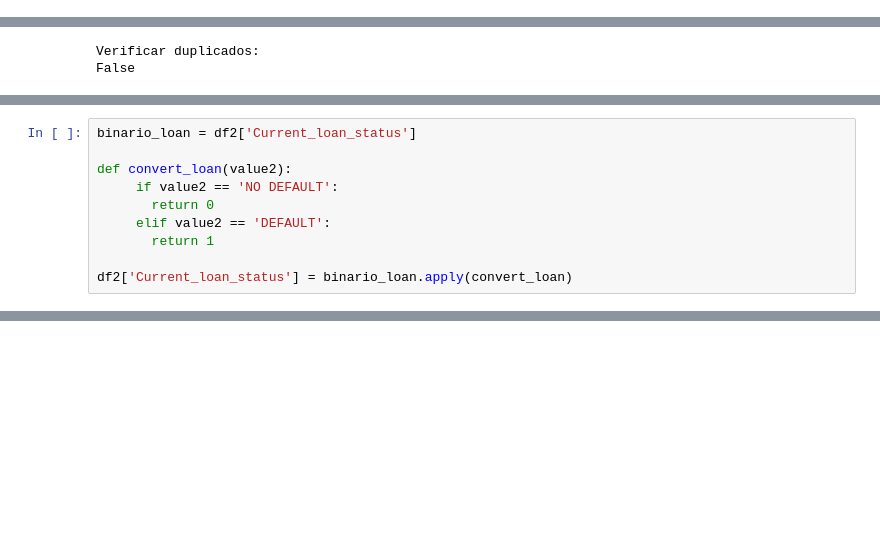
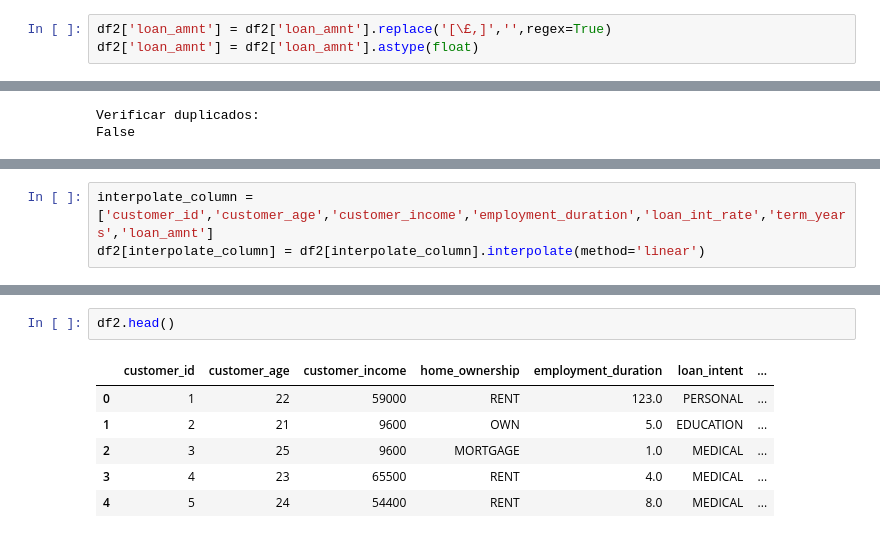
Before and after one commit to FrankRomeroT/H-bito, a Jupyter notebook: Dia 6/loan..ipynb, the cells around one changed output, grey strips where cells are left out. Saved outputs shown, nothing was run; the diff lists cells and outputs as text; blank space fills up the shorter version.

```diff
--- a/Dia 6/loan..ipynb
+++ b/Dia 6/loan..ipynb
@@ -39,6 +39,9 @@ historical_default     20737
 cred_hist_length           0
 Current_loan_status        4
 dtype: int64
+# %%
+df2['loan_amnt'] = df2['loan_amnt'].replace('[\£,]','',regex=True)
+df2['loan_amnt'] = df2['loan_amnt'].astype(float)
 # %%
 df2.info()
 # %% [output]
@@ -119,10 +107,3 @@ Name: count, dtype: int64
-# %%
-binario_loan = df2['Current_loan_status']
-
-def convert_loan(value2):
-     if value2 == 'NO DEFAULT':
-       return 0
-     elif value2 == 'DEFAULT':
-       return 1
-
-df2['Current_loan_status'] = binario_loan.apply(convert_loan)
+# %%
+interpolate_column = ['customer_id','customer_age','customer_income','employment_duration','loan_int_rate','term_years','loan_amnt']
+df2[interpolate_column] = df2[interpolate_column].interpolate(method='linear')
@@ -128,0 +129,9 @@ df2['Current_loan_status'] = binario_loan.apply(convert_loan)
+# %%
+df2.head()
+# %% [output]
+|  | customer_id | customer_age | customer_income | home_ownership | employment_duration | loan_intent | ... |
+| 0 | 1 | 22 | 59000 | RENT | 123.0 | PERSONAL | ... |
+| 1 | 2 | 21 | 9600 | OWN | 5.0 | EDUCATION | ... |
+| 2 | 3 | 25 | 9600 | MORTGAGE | 1.0 | MEDICAL | ... |
+| 3 | 4 | 23 | 65500 | RENT | 4.0 | MEDICAL | ... |
+| 4 | 5 | 24 | 54400 | RENT | 8.0 | MEDICAL | ... |
```
Also changed, not shown: parts of 15 cells of this notebook.
